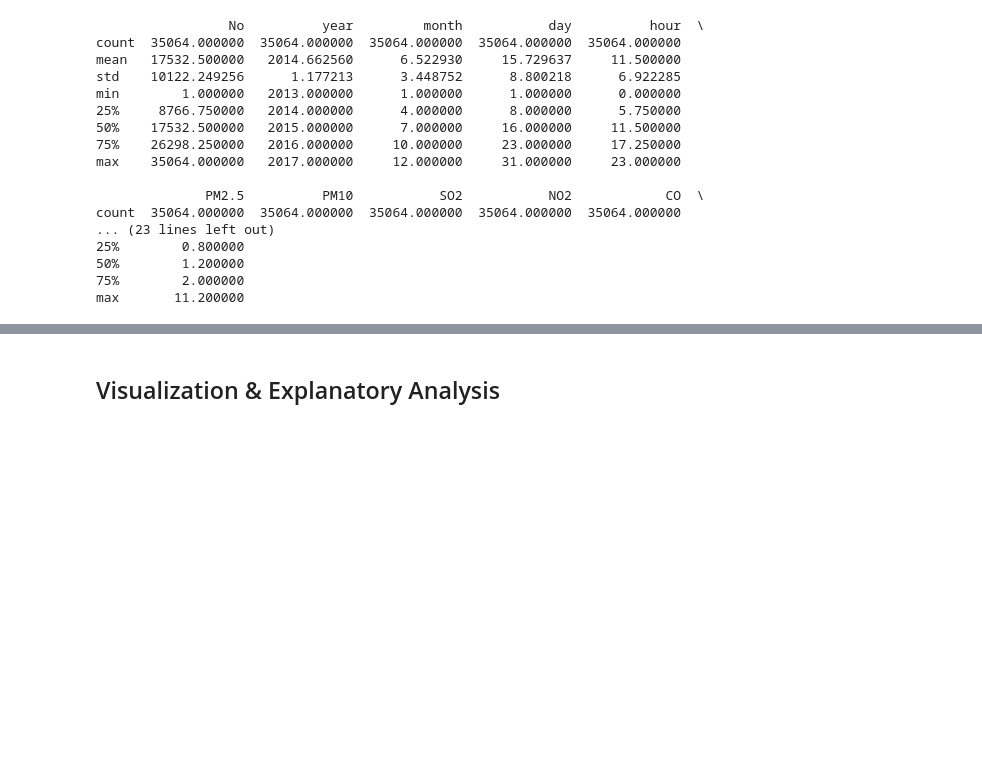
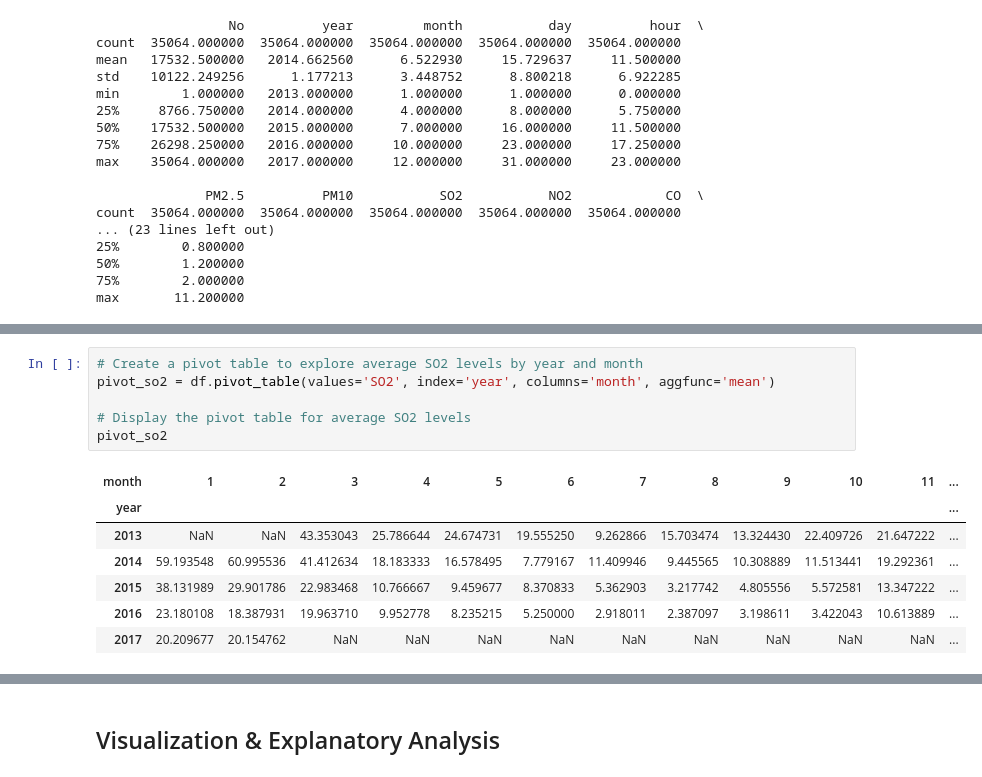
Before and after one commit to windyrahayu45/Analisis-Submit, a Jupyter notebook: Proyek_Analisis_Data.ipynb, the cells around one changed output, grey strips where cells are left out. Drawn from its saved outputs; the diff is of its cells as text; blank space fills up the shorter version.

```diff
--- a/Proyek_Analisis_Data.ipynb
+++ b/Proyek_Analisis_Data.ipynb
@@ -166,0 +190,14 @@ max       11.200000
+# %%
+# Create a pivot table to explore average SO2 levels by year and month
+pivot_so2 = df.pivot_table(values='SO2', index='year', columns='month', aggfunc='mean')
+
+# Display the pivot table for average SO2 levels
+pivot_so2
+# %% [output]
+| month | 1 | 2 | 3 | 4 | 5 | 6 | 7 | 8 | 9 | 10 | 11 | ... |
+| year |  |  |  |  |  |  |  |  |  |  |  | ... |
+| 2013 | NaN | NaN | 43.353043 | 25.786644 | 24.674731 | 19.555250 | 9.262866 | 15.703474 | 13.324430 | 22.409726 | 21.647222 | ... |
+| 2014 | 59.193548 | 60.995536 | 41.412634 | 18.183333 | 16.578495 | 7.779167 | 11.409946 | 9.445565 | 10.308889 | 11.513441 | 19.292361 | ... |
+| 2015 | 38.131989 | 29.901786 | 22.983468 | 10.766667 | 9.459677 | 8.370833 | 5.362903 | 3.217742 | 4.805556 | 5.572581 | 13.347222 | ... |
+| 2016 | 23.180108 | 18.387931 | 19.963710 | 9.952778 | 8.235215 | 5.250000 | 2.918011 | 2.387097 | 3.198611 | 3.422043 | 10.613889 | ... |
+| 2017 | 20.209677 | 20.154762 | NaN | NaN | NaN | NaN | NaN | NaN | NaN | NaN | NaN | ... |
```
Also changed, not shown: parts of 10 cells of this notebook, 1 other file.
